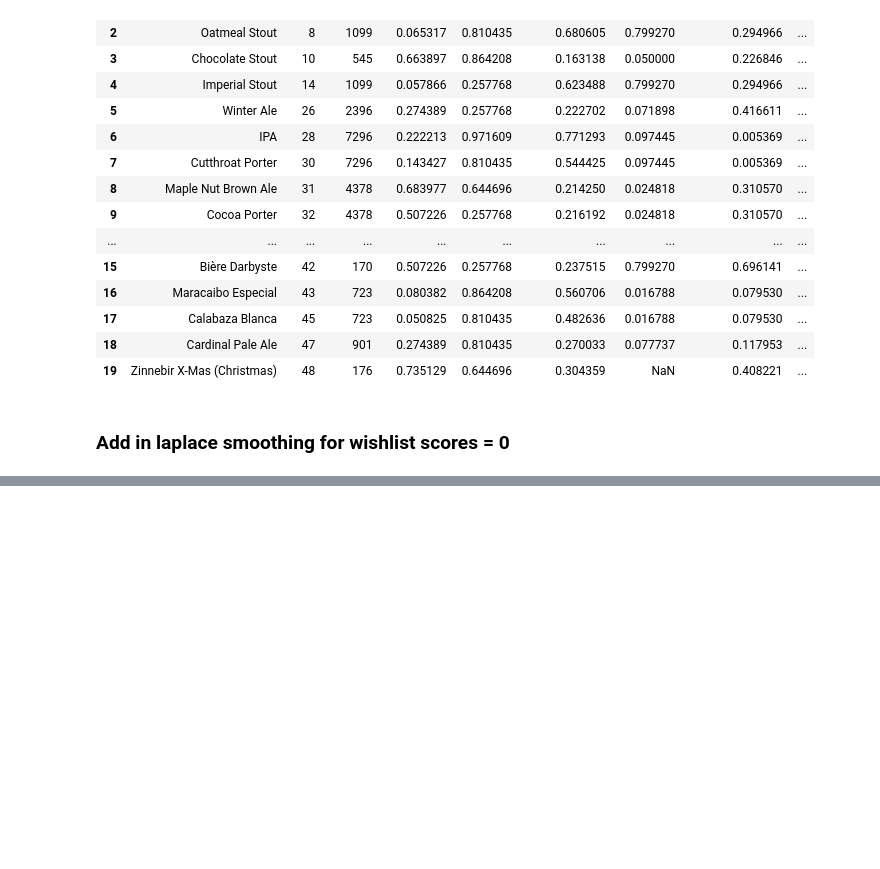
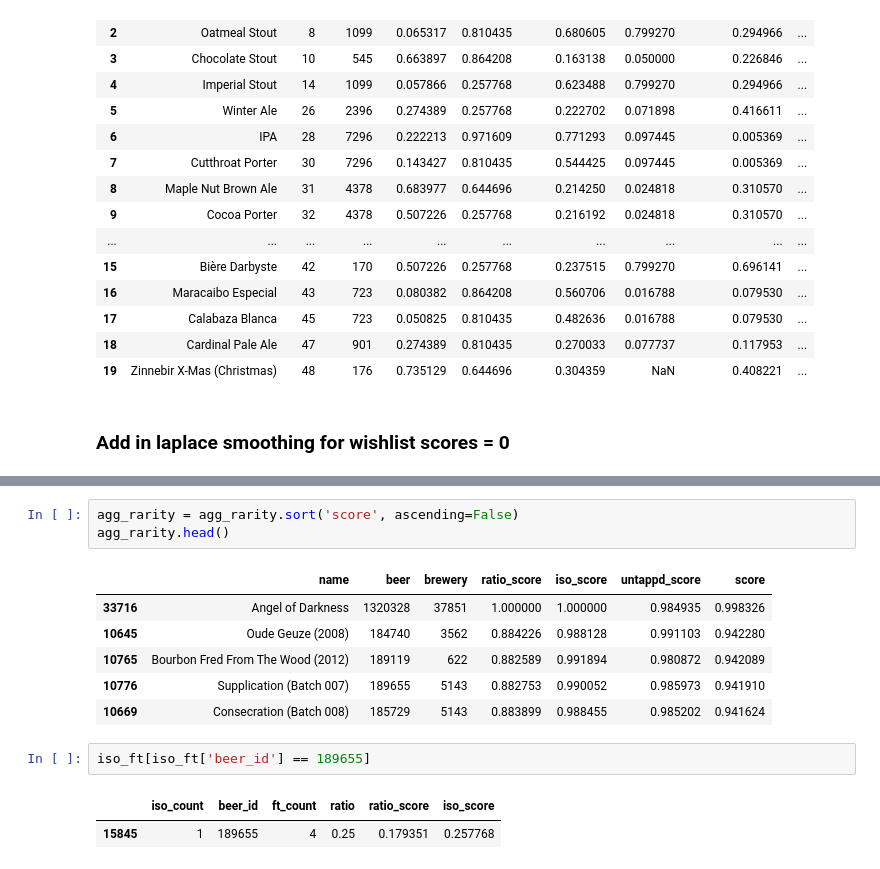
Before and after one commit to lukearmistead/savvysuds, a Jupyter notebook: other/rarity_score_eda.ipynb, the cells around one changed output, grey strips where cells are left out. Saved outputs shown, nothing was run; the diff lists cells and outputs as text; blank space fills up the shorter version.

```diff
--- a/other/rarity_score_eda.ipynb
+++ b/other/rarity_score_eda.ipynb
@@ -885,0 +895,15 @@ iso count score
+# %%
+agg_rarity = agg_rarity.sort('score', ascending=False)
+agg_rarity.head()
+# %% [output]
+|  | name | beer | brewery | ratio_score | iso_score | untappd_score | score |
+| 33716 | Angel of Darkness | 1320328 | 37851 | 1.000000 | 1.000000 | 0.984935 | 0.998326 |
+| 10645 | Oude Geuze (2008) | 184740 | 3562 | 0.884226 | 0.988128 | 0.991103 | 0.942280 |
+| 10765 | Bourbon Fred From The Wood (2012) | 189119 | 622 | 0.882589 | 0.991894 | 0.980872 | 0.942089 |
+| 10776 | Supplication (Batch 007) | 189655 | 5143 | 0.882753 | 0.990052 | 0.985973 | 0.941910 |
+| 10669 | Consecration (Batch 008) | 185729 | 5143 | 0.883899 | 0.988455 | 0.985202 | 0.941624 |
+# %%
+iso_ft[iso_ft['beer_id'] == 189655]
+# %% [output]
+|  | iso_count | beer_id | ft_count | ratio | ratio_score | iso_score |
+| 15845 | 1 | 189655 | 4 | 0.25 | 0.179351 | 0.257768 |
```
Also changed, not shown: parts of 3 cells of this notebook, 2 other files.
